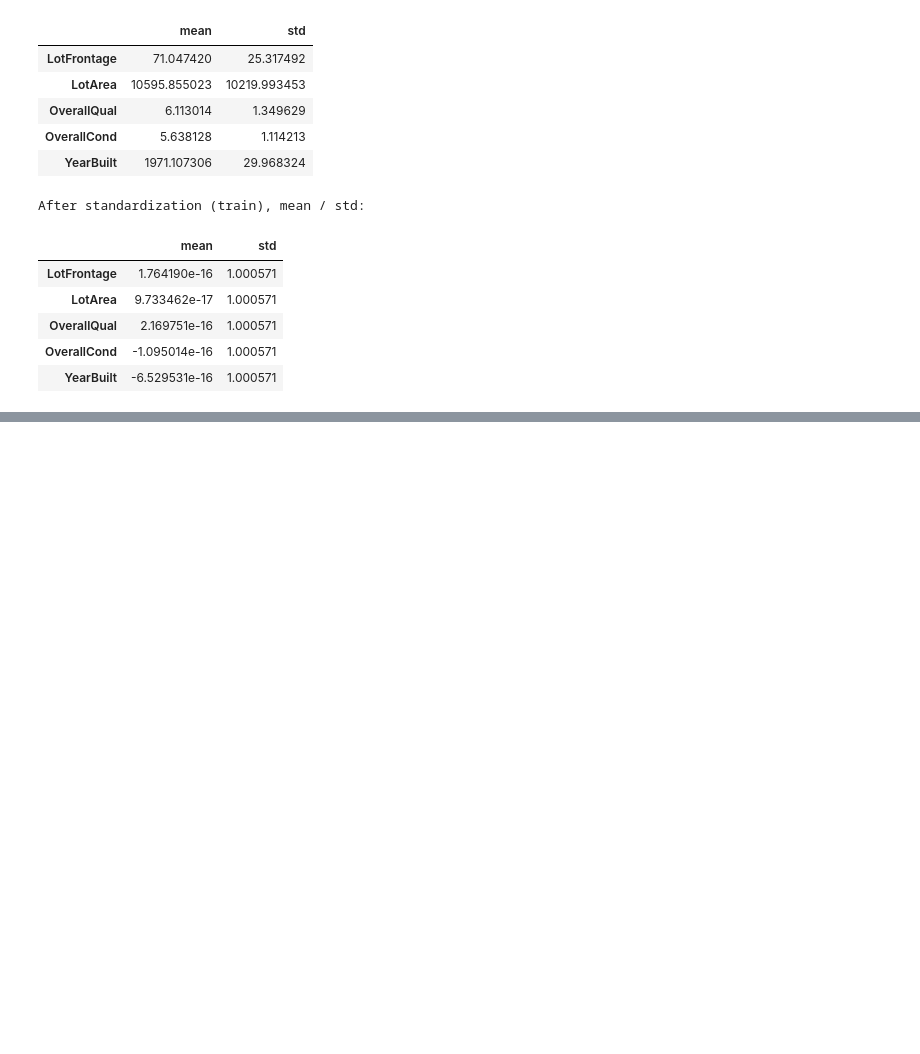
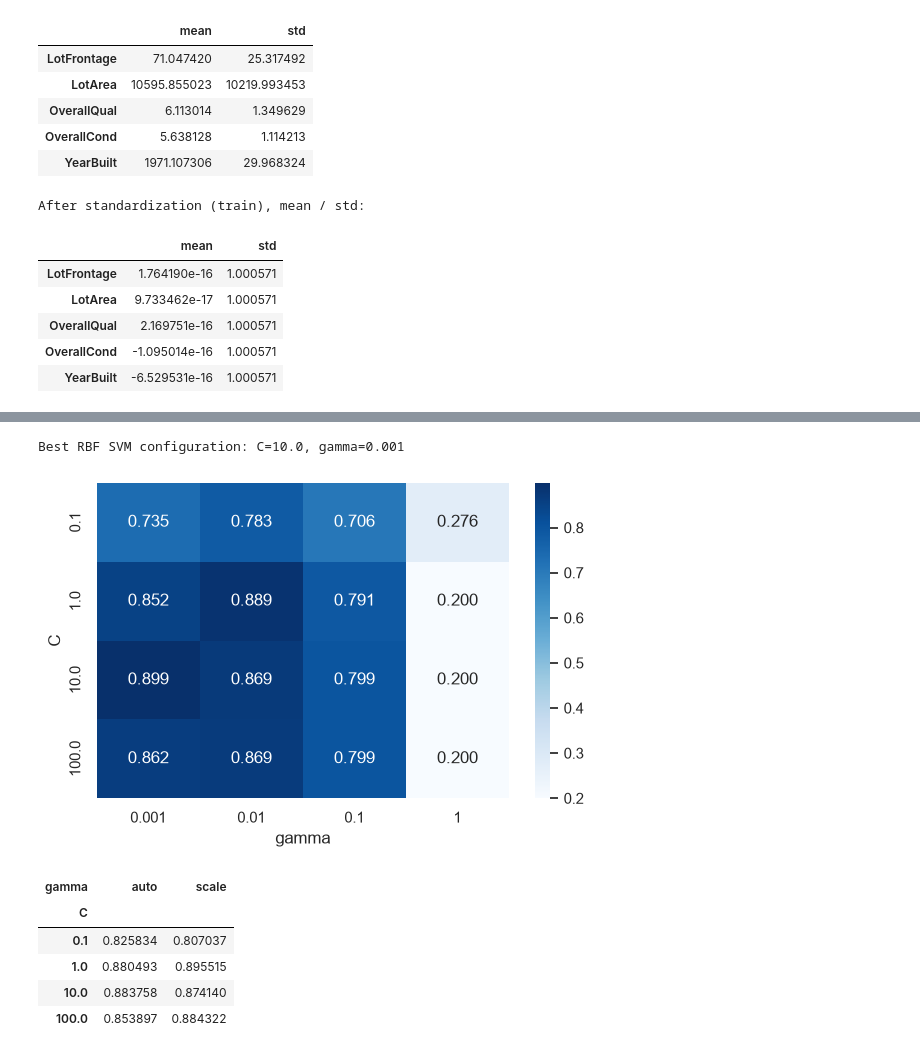
Before and after one commit to anuri-el/Machine-Learning-Technologies, a Jupyter notebook: classification.ipynb, the cells around one changed output, grey strips where cells are left out. Saved outputs shown, nothing was run; the diff lists cells and outputs as text; code cells hidden in the pictures; blank space fills up the shorter version.

```diff
--- a/classification.ipynb
+++ b/classification.ipynb
@@ -293,0 +463,18 @@ After standardization (train), mean / std:
+# %%
+C_values_rbf = [0.1, 1, 10, 100]
+gamma_values_rbf = ['scale', 'auto', 0.001, 0.01, 0.1, 1]
+
+svm_rbf_results = []
+svm_rbf_models = {}
+for C in C_values_rbf:
+    for gamma in gamma_values_rbf:
+        model = CalibratedClassifierCV(SVC(kernel='rbf', C=C, gamma=gamma, random_state=RANDOM_STATE), ensemble=False)
+        model.fit(X_train_final, y_train_final)
+        svm_rbf_models[(C, gamma)] = model
+        m, _, _, _ = evaluate_classifier(model, X_val_final, y_val_final)
+        m['C'] = C
+        m['gamma'] = gamma
+        svm_rbf_results.append(m)
+
+svm_rbf_df = pd.DataFrame(svm_rbf_results)[['C', 'gamma', 'Precision', 'Recall', 'F1-score', 'ROC-AUC', 'Accuracy']]
+svm_rbf_df.sort_values('F1-score', ascending=False)
@@ -293,0 +499,22 @@ After standardization (train), mean / std:
+# %%
+best_row = svm_rbf_df.loc[svm_rbf_df['F1-score'].idxmax()]
+best_C_rbf, best_gamma_rbf = best_row['C'], best_row['gamma']
+print(f"Best RBF SVM configuration: C={best_C_rbf}, gamma={best_gamma_rbf}")
+
+pivot_numeric = svm_rbf_df[svm_rbf_df['gamma'].apply(lambda g: isinstance(g, (int, float)))].pivot(index='C', columns='gamma', values='F1-score')
+plt.figure(figsize=(6, 4))
+sns.heatmap(pivot_numeric, annot=True, fmt='.3f', cmap='Blues')
+plt.title('')
+plt.tight_layout()
+plt.show()
+
+svm_rbf_df[svm_rbf_df['gamma'].isin(['scale', 'auto'])].pivot(index='C', columns='gamma', values='F1-score')
+# %% [output]
+Best RBF SVM configuration: C=10.0, gamma=0.001
+[figure, added]
+| gamma | auto | scale |
+| C |  |  |
+| 0.1 | 0.825834 | 0.807037 |
+| 1.0 | 0.880493 | 0.895515 |
+| 10.0 | 0.883758 | 0.874140 |
+| 100.0 | 0.853897 | 0.884322 |
```
Also changed, not shown: parts of 35 cells of this notebook, 1 other file.
